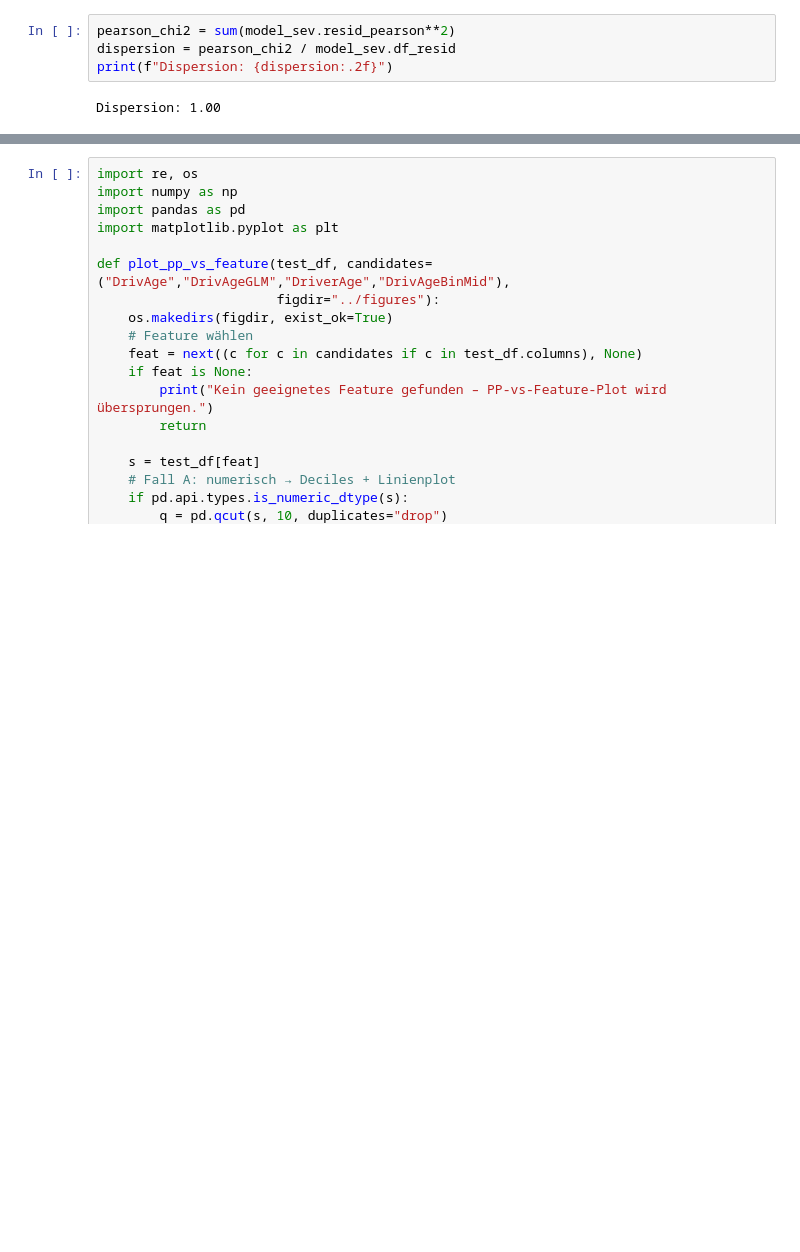
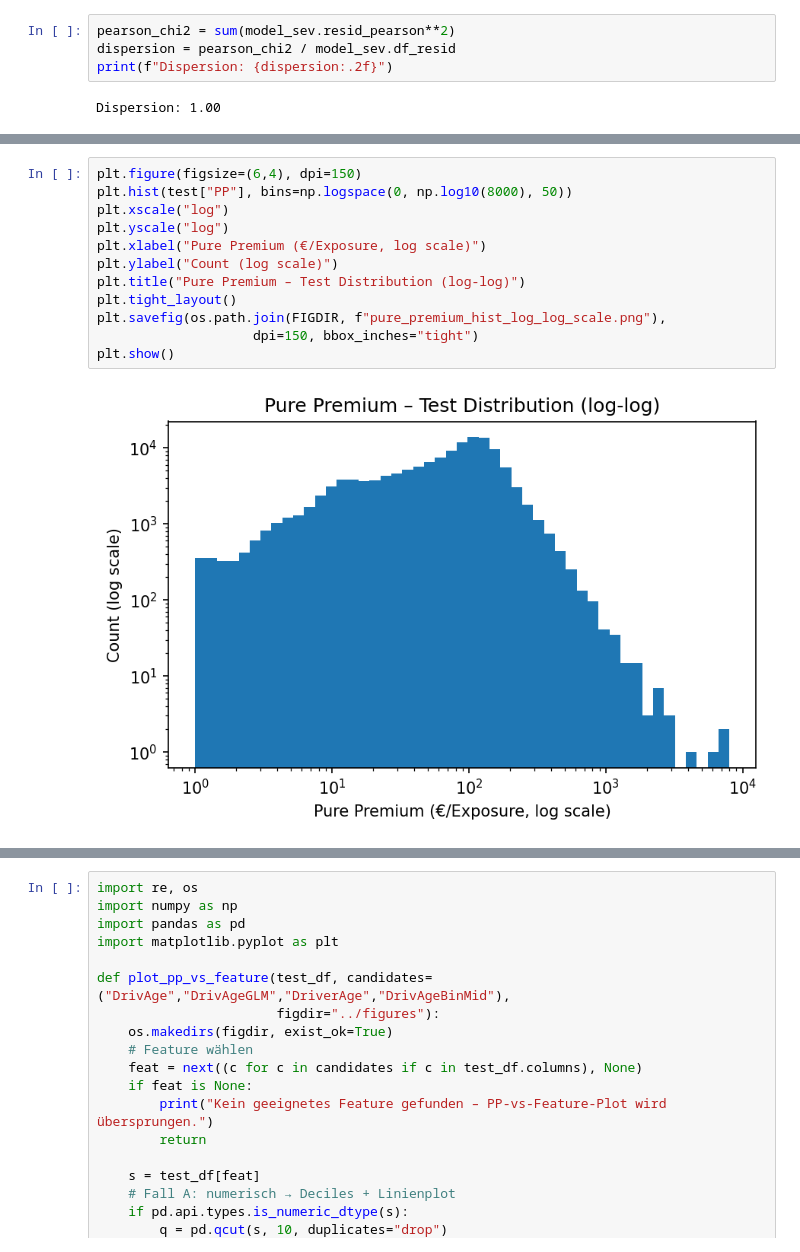
Before and after one commit to FisherSteve/freMTPL2-pricing, a Jupyter notebook: notebooks/04_severity_pure_premium.ipynb, the cells around one changed output, grey strips where cells are left out. Drawn from its saved outputs; the diff is of its cells as text; blank space fills up the shorter version.

```diff
--- a/notebooks/04_severity_pure_premium.ipynb
+++ b/notebooks/04_severity_pure_premium.ipynb
@@ -269,0 +297,14 @@ E[X] (Test) mean: 6.84 — PP mean: 0.27
+# %%
+plt.figure(figsize=(6,4), dpi=150)
+plt.hist(test["PP"], bins=np.logspace(0, np.log10(8000), 50))
+plt.xscale("log")
+plt.yscale("log")
+plt.xlabel("Pure Premium (€/Exposure, log scale)")
+plt.ylabel("Count (log scale)")
+plt.title("Pure Premium – Test Distribution (log-log)")
+plt.tight_layout()
+plt.savefig(os.path.join(FIGDIR, f"pure_premium_hist_log_log_scale.png"),
+                    dpi=150, bbox_inches="tight")
+plt.show()
+# %% [output]
+[figure, added]
```
Also changed, not shown: parts of 12 cells of this notebook, 4 other files.
